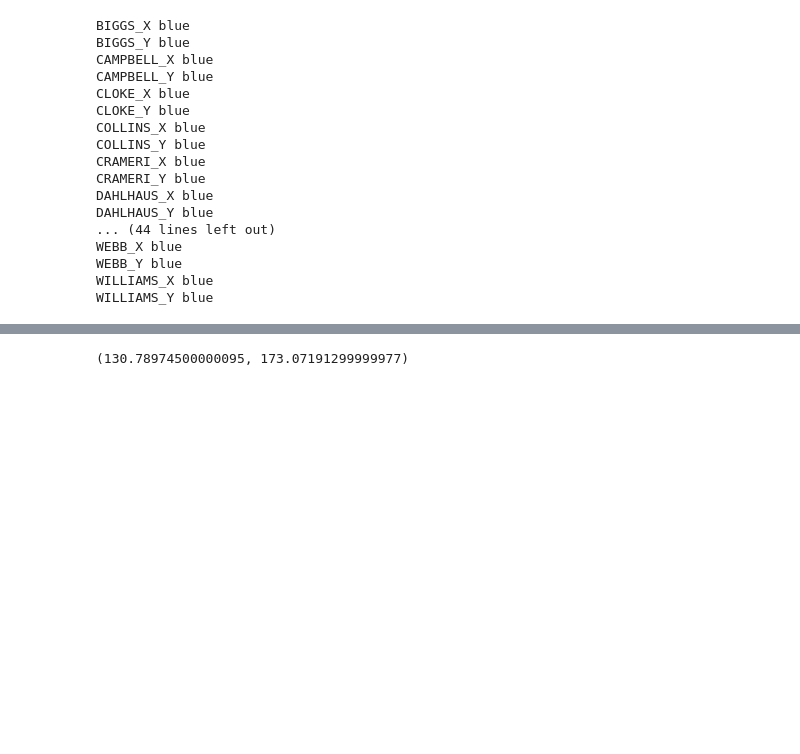
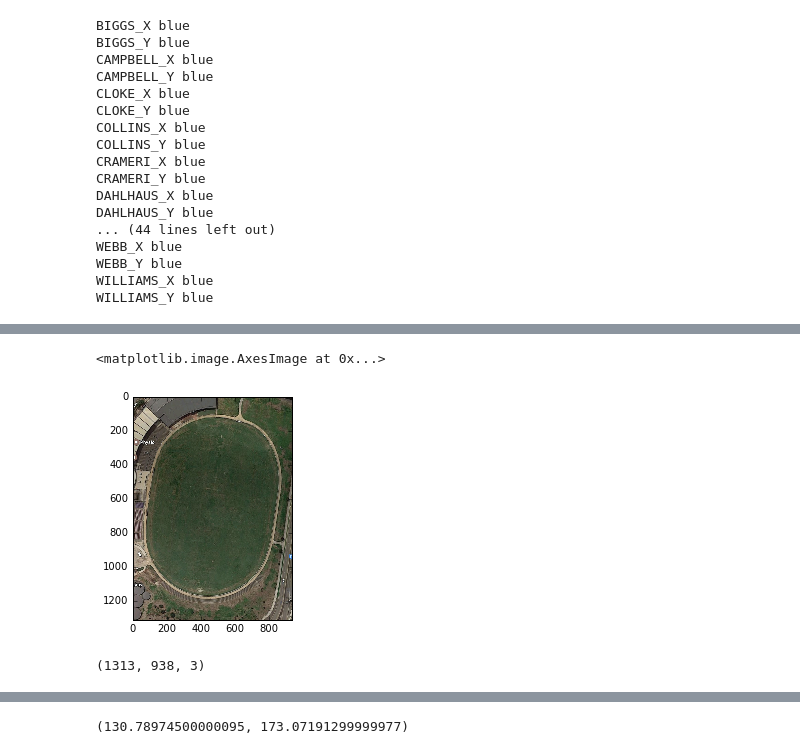
Before and after one commit to ballarat-hackerspace/westisbest, a Jupyter notebook: analysis/Player Positions.ipynb, the cells around one changed output, grey strips where cells are left out. Cells and saved outputs as stored; diff of their text form; code cells hidden in the pictures; blank space fills up the shorter version.

Commit message:
Whitten Oval included

```diff
--- a/analysis/Player Positions.ipynb
+++ b/analysis/Player Positions.ipynb
@@ -195,5 +201,13 @@ for team_color, team in [("b", blue_players), ("y", yellow_players)]:
 # %%
 %config InlineBackend.figure_format = 'png'
 # %%
-
-img = plt.imread("../web/assets/field_background.png")
+from scipy import ndimage
+img = plt.imread("../web/assets/whitten_oval.jpg")
+plt.imshow(img)
+# %% [output]
+<matplotlib.image.AxesImage at 0x...>
+[figure, added]
+# %%
+img.shape
+# %% [output]
+(1313, 938, 3)
```
Also changed, not shown: parts of 12 cells of this notebook, 1 other file.
